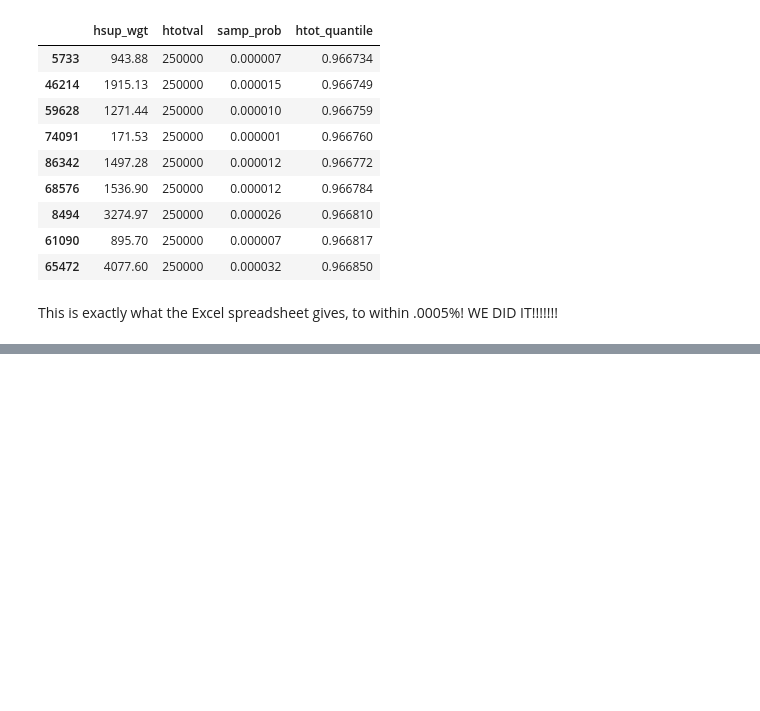
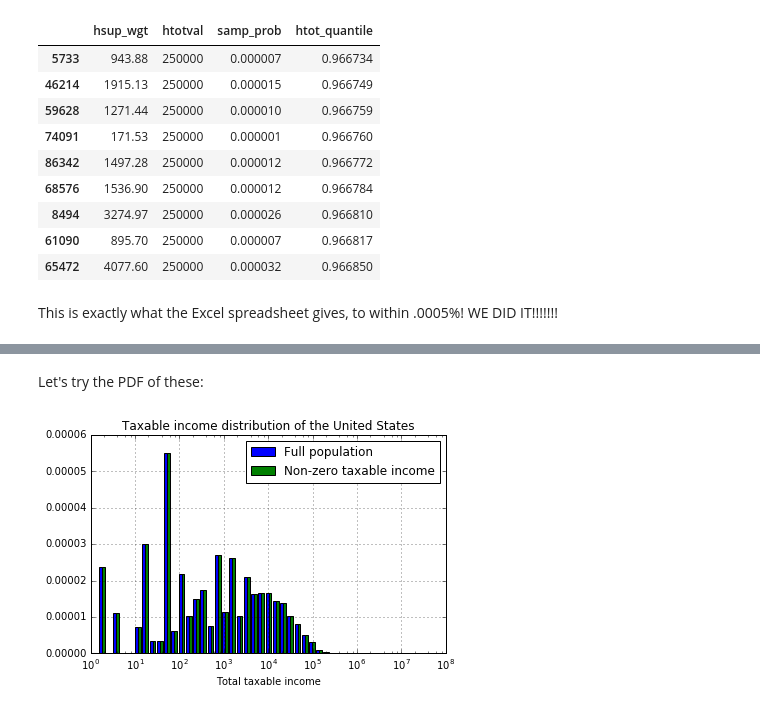
Before and after one commit to cmdavis4/census, a Jupyter notebook: explore_census_data.ipynb, the cells around one changed output, grey strips where cells are left out. Saved outputs shown, nothing was run; the diff lists cells and outputs as text; code cells hidden in the pictures; blank space fills up the shorter version.

```diff
--- a/explore_census_data.ipynb
+++ b/explore_census_data.ipynb
@@ -111,0 +148,15 @@ This is exactly what the Excel spreadsheet gives, to within .0005%! WE DID IT!!!
+# %% [markdown]
+Let's try the PDF of these:
+# %%
+fig = plt.figure()
+ax = fig.add_subplot(111)
+ax.hist([full_population[metric], earners_only[metric]], np.logspace(0, 8, num=50), normed=1,
+        histtype='bar', label=['Full population', 'Non-zero taxable income'])
+ax.grid(True)
+ax.set_xscale('log')
+ax.set_xlabel('Total taxable income')
+ax.set_title('Taxable income distribution of the United States')
+ax.legend()
+fig.tight_layout()
+# %% [output]
+[figure, added]
```
Also changed, not shown: parts of 12 cells of this notebook, 1 other file.
